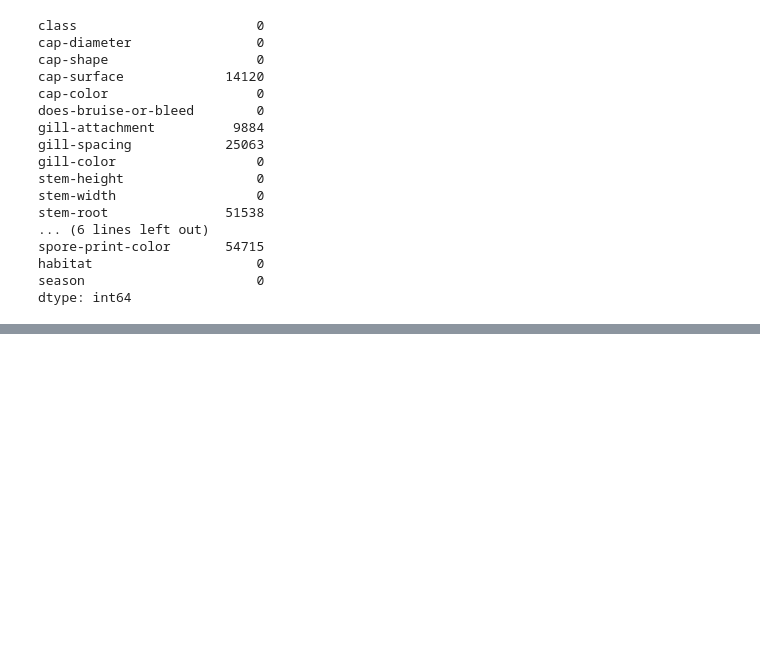
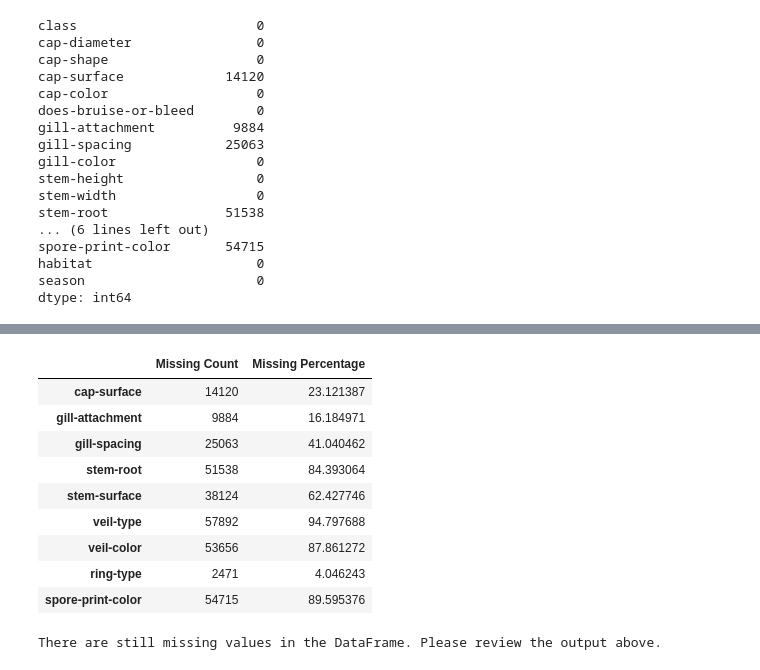
Before and after one commit to AbhishekShah272002/Machine-Learning-Study., a Jupyter notebook: Learning-Labs/mushroom_secondary_data_csv.ipynb, the cells around one changed output, grey strips where cells are left out. Drawn from its saved outputs; the diff is of its cells as text; code cells hidden in the pictures; blank space fills up the shorter version.

```diff
--- a/Learning-Labs/mushroom_secondary_data_csv.ipynb
+++ b/Learning-Labs/mushroom_secondary_data_csv.ipynb
@@ -78,6 +79,34 @@ display(missing_df[missing_df['Missing Count'] > 0].sort_values(by='Missing Perc
 | cap-surface | 14120 | 23.121387 |
 | gill-attachment | 9884 | 16.184971 |
 | ring-type | 2471 | 4.046243 |
+# %%
+
+final_missing_check = df.isnull().sum()
+final_missing_percentage = (df.isnull().sum() / len(df)) * 100
+
+final_missing_df = pd.DataFrame({
+    'Missing Count': final_missing_check,
+    'Missing Percentage': final_missing_percentage
+})
+
+display(final_missing_df[final_missing_df['Missing Count'] > 90])
+
+if final_missing_df['Missing Count'].sum() == 0:
+    print("\nAll missing values have been successfully removed from the DataFrame.")
+else:
+    print("\nThere are still missing values in the DataFrame. Please review the output above.")
+# %% [output]
+|  | Missing Count | Missing Percentage |
+| cap-surface | 14120 | 23.121387 |
+| gill-attachment | 9884 | 16.184971 |
+| gill-spacing | 25063 | 41.040462 |
+| stem-root | 51538 | 84.393064 |
+| stem-surface | 38124 | 62.427746 |
+| veil-type | 57892 | 94.797688 |
+| veil-color | 53656 | 87.861272 |
+| ring-type | 2471 | 4.046243 |
+| spore-print-color | 54715 | 89.595376 |
+There are still missing values in the DataFrame. Please review the output above.
 # %%
 missing_values = df.isnull().sum()
 print(missing_values)
```
Also changed, not shown: parts of 5 cells of this notebook.
